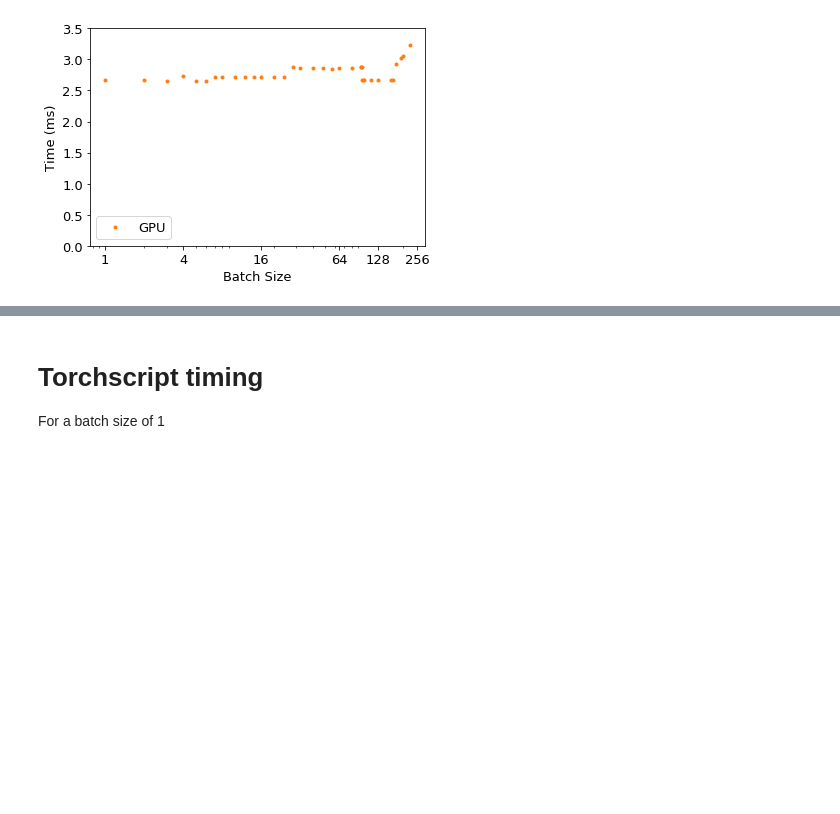
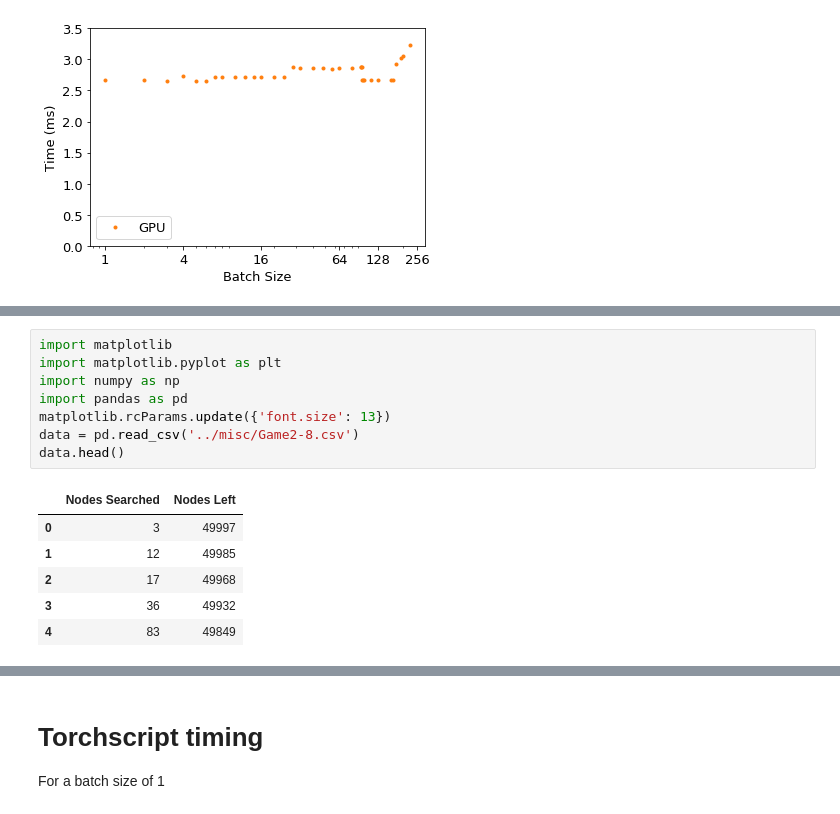
Before and after one commit to fqjin/ultimate-tictactoe, a Jupyter notebook: notebooks/Timing.ipynb, the cells around one changed output, grey strips where cells are left out. Saved outputs shown, nothing was run; the diff lists cells and outputs as text; blank space fills up the shorter version.

```diff
--- a/notebooks/Timing.ipynb
+++ b/notebooks/Timing.ipynb
@@ -60,0 +138,15 @@ plt.show()
+# %%
+import matplotlib
+import matplotlib.pyplot as plt
+import numpy as np
+import pandas as pd
+matplotlib.rcParams.update({'font.size': 13})
+data = pd.read_csv('../misc/Game2-8.csv')
+data.head()
+# %% [output]
+|  | Nodes Searched | Nodes Left |
+| 0 | 3 | 49997 |
+| 1 | 12 | 49985 |
+| 2 | 17 | 49968 |
+| 3 | 36 | 49932 |
+| 4 | 83 | 49849 |
```
Also changed, not shown: parts of 11 cells of this notebook.
